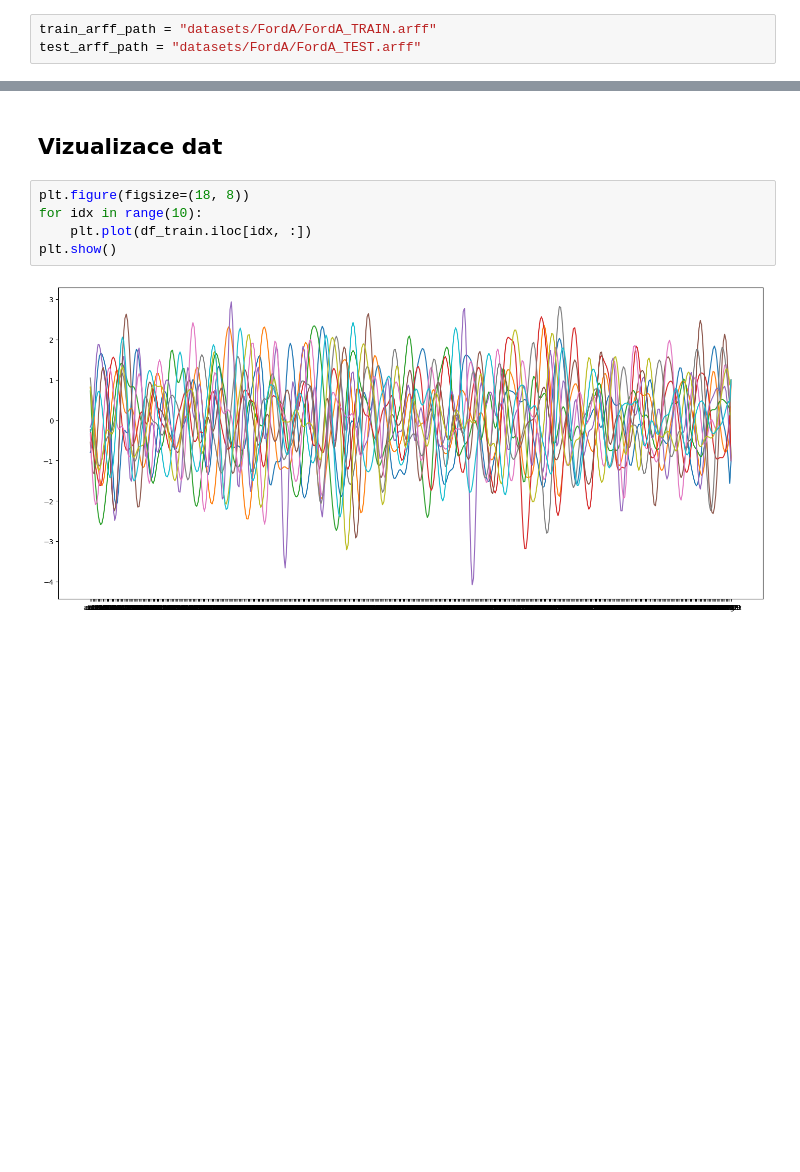
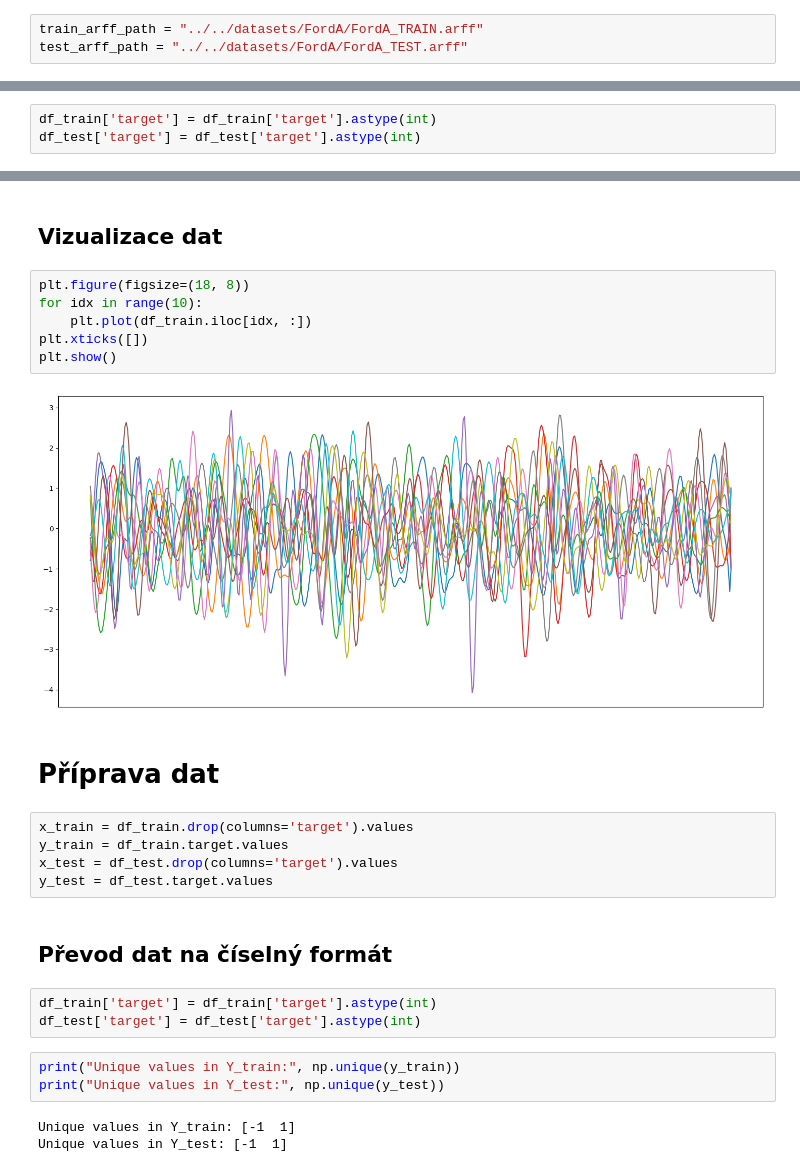
Before and after one commit to SLI0124/semestralni-projekt, a Jupyter notebook: notebooks/classification/ford_a.ipynb, the cells around one changed output, grey strips where cells are left out. Drawn from its saved outputs; the diff is of its cells as text; blank space fills up the shorter version.

Commit message:
feat: first outline for FordA dataset

```diff
--- a/notebooks/classification/ford_a.ipynb
+++ b/notebooks/classification/ford_a.ipynb
@@ -67,8 +86,8 @@ os.remove(zip_file_path)
 # %% [markdown]
 ## Načtení dat do pandas DataFrame
 # %%
-train_arff_path = "datasets/FordA/FordA_TRAIN.arff"
-test_arff_path = "datasets/FordA/FordA_TEST.arff"
+train_arff_path = "../../datasets/FordA/FordA_TRAIN.arff"
+test_arff_path = "../../datasets/FordA/FordA_TEST.arff"
 # %% [markdown]
 ### Načtení ARFF souborů
 # %%
@@ -106,0 +130,3 @@ df_train.head()
+# %%
+df_train['target'] = df_train['target'].astype(int)
+df_test['target'] = df_test['target'].astype(int)
@@ -134,7 +171,26 @@ Name: count, dtype: int64
 # %%
 plt.figure(figsize=(18, 8))
 for idx in range(10):
     plt.plot(df_train.iloc[idx, :])
+plt.xticks([])
 plt.show()
 # %% [output]
-[figure, old version]
+[figure, new version]
+# %% [markdown]
+# Příprava dat
+# %%
+x_train = df_train.drop(columns='target').values
+y_train = df_train.target.values
+x_test = df_test.drop(columns='target').values
+y_test = df_test.target.values
+# %% [markdown]
+## Převod dat na číselný formát
+# %%
+df_train['target'] = df_train['target'].astype(int)
+df_test['target'] = df_test['target'].astype(int)
+# %%
+print("Unique values in Y_train:", np.unique(y_train))
+print("Unique values in Y_test:", np.unique(y_test))
+# %% [output]
+Unique values in Y_train: [-1  1]
+Unique values in Y_test: [-1  1]
```
Also changed, not shown: parts of 96 cells of this notebook.
